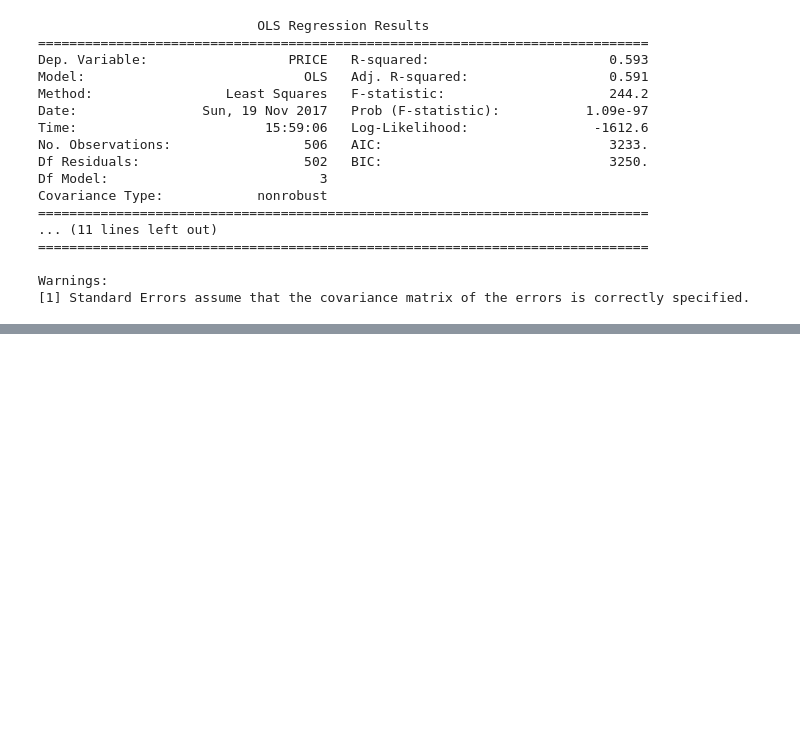
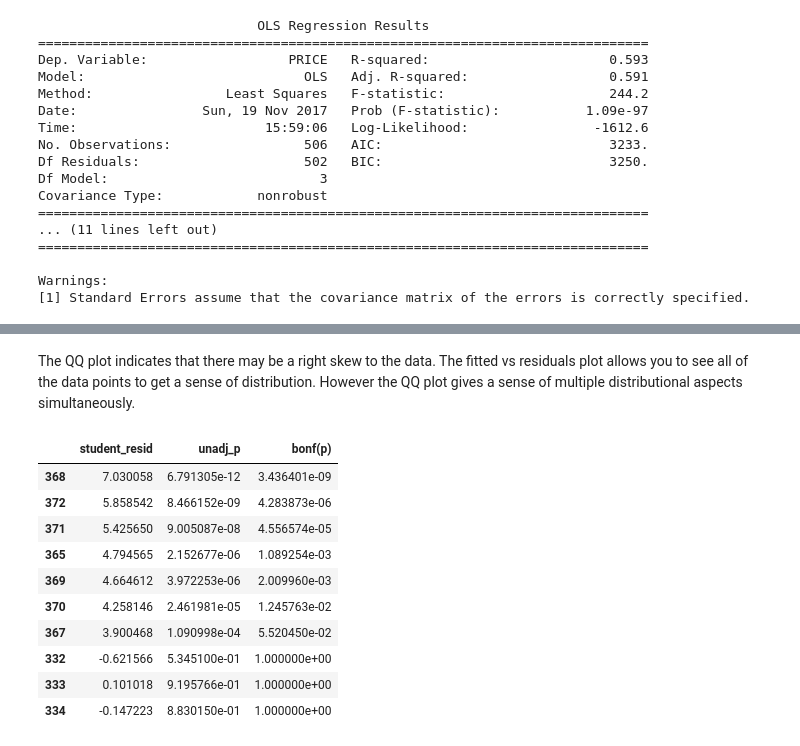
Before and after one commit to bouncebarkrun/Springboard-Data-Science-Career-Track, a Jupyter notebook: MiniProjects/linear_regression/Mini_Project_Linear_Regression.ipynb, the cells around one changed output, grey strips where cells are left out. Saved outputs shown, nothing was run; the diff lists cells and outputs as text; code cells hidden in the pictures; blank space fills up the shorter version.

```diff
--- a/MiniProjects/linear_regression/Mini_Project_Linear_Regression.ipynb
+++ b/MiniProjects/linear_regression/Mini_Project_Linear_Regression.ipynb
@@ -896,0 +912,21 @@ Warnings:
+# %% [markdown]
+The QQ plot indicates that there may be a right skew to the data.
+The fitted vs residuals plot allows you to see all of the data points to get a sense of distribution.  However the QQ plot gives a sense of multiple distributional aspects simultaneously.
+# %%
+# Find outliers #
+# Bonferroni outlier test #
+test = m3.outlier_test()
+sorted = test.sort_values(by='bonf(p)', ascending=True)
+sorted.head(10)
+# %% [output]
+|  | student_resid | unadj_p | bonf(p) |
+| 368 | 7.030058 | 6.791305e-12 | 3.436401e-09 |
+| 372 | 5.858542 | 8.466152e-09 | 4.283873e-06 |
+| 371 | 5.425650 | 9.005087e-08 | 4.556574e-05 |
+| 365 | 4.794565 | 2.152677e-06 | 1.089254e-03 |
+| 369 | 4.664612 | 3.972253e-06 | 2.009960e-03 |
+| 370 | 4.258146 | 2.461981e-05 | 1.245763e-02 |
+| 367 | 3.900468 | 1.090998e-04 | 5.520450e-02 |
+| 332 | -0.621566 | 5.345100e-01 | 1.000000e+00 |
+| 333 | 0.101018 | 9.195766e-01 | 1.000000e+00 |
+| 334 | -0.147223 | 8.830150e-01 | 1.000000e+00 |
```
Also changed, not shown: parts of 6 cells of this notebook.
